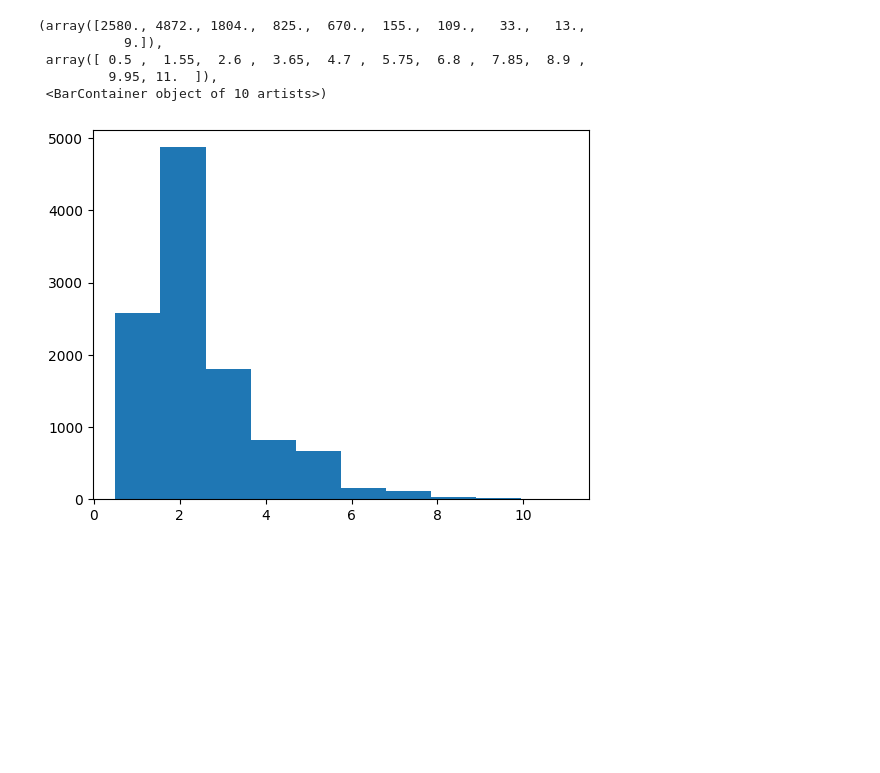
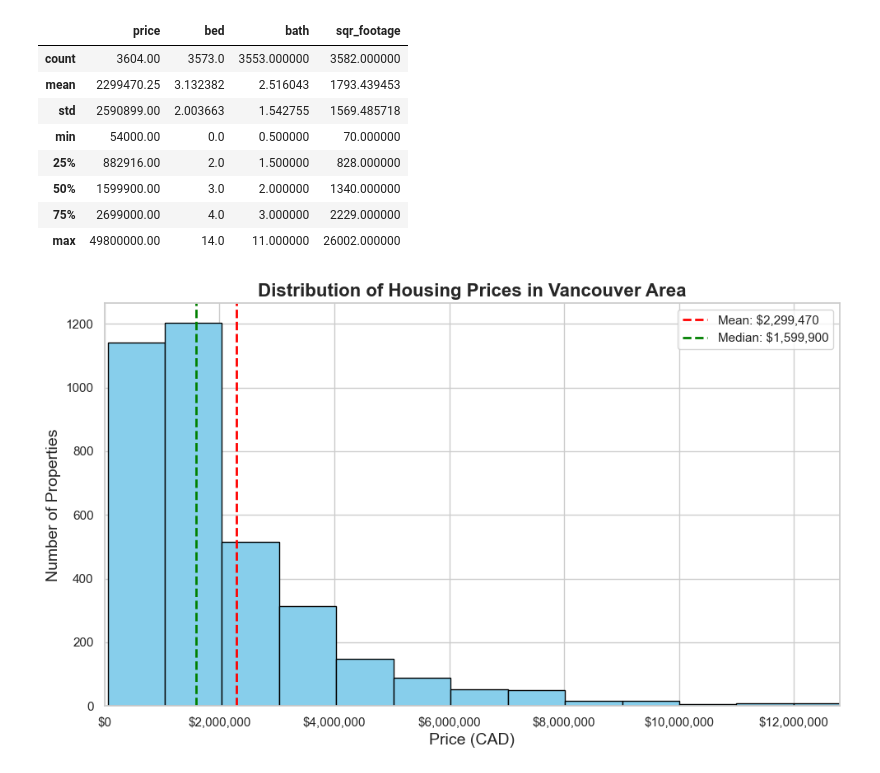
Before and after one commit to chrisgqy/Redfin_RealEstate_ETL, a Jupyter notebook: notebook/transformation.ipynb, the cells around one changed output. Saved outputs shown, nothing was run; the diff lists cells and outputs as text; code cells hidden in the pictures; blank space fills up the shorter version.

Commit message:
eda histogram update

```diff
--- a/notebook/transformation.ipynb
+++ b/notebook/transformation.ipynb
@@ -95,9 +43,49 @@ plt.hist(df["sqr_footage"].dropna(), bins=20)
-# %%
-plt.hist(df["bath"].dropna())
-# %% [output]
-(array([2580., 4872., 1804.,  825.,  670.,  155.,  109.,   33.,   13.,
-           9.]),
- array([ 0.5 ,  1.55,  2.6 ,  3.65,  4.7 ,  5.75,  6.8 ,  7.85,  8.9 ,
-         9.95, 11.  ]),
- <BarContainer object of 10 artists>)
-[figure, removed]
+# %%
+df.describe()
+# %% [output]
+|  | price | bed | bath | sqr_footage |
+| count | 3604.00 | 3573.0 | 3553.000000 | 3582.000000 |
+| mean | 2299470.25 | 3.132382 | 2.516043 | 1793.439453 |
+| std | 2590899.00 | 2.003663 | 1.542755 | 1569.485718 |
+| min | 54000.00 | 0.0 | 0.500000 | 70.000000 |
+| 25% | 882916.00 | 2.0 | 1.500000 | 828.000000 |
+| 50% | 1599900.00 | 3.0 | 2.000000 | 1340.000000 |
+| 75% | 2699000.00 | 4.0 | 3.000000 | 2229.000000 |
+| max | 49800000.00 | 14.0 | 11.000000 | 26002.000000 |
+# %%
+# Set seaborn style for cleaner visuals
+sns.set(style="whitegrid")
+
+# Drop NA and define price data
+price_data = df["price"].dropna()
+
+# Plot histogram
+plt.figure(figsize=(10, 6))
+plt.hist(price_data, bins=50, color='skyblue', edgecolor='black')
+
+# Titles and labels
+plt.title("Distribution of Housing Prices in Vancouver Area", fontsize=16, fontweight='bold')
+plt.xlabel("Price (CAD)", fontsize=14)
+plt.ylabel("Number of Properties", fontsize=14)
+
+# Format x-axis with thousands separator
+import matplotlib.ticker as ticker
+plt.gca().xaxis.set_major_formatter(ticker.FuncFormatter(lambda x, pos: f'${int(x):,}'))
+
+# Add vertical lines for key statistics
+mean_price = price_data.mean()
+median_price = price_data.median()
+
+plt.axvline(mean_price, color='red', linestyle='--', linewidth=2, label=f'Mean: ${mean_price:,.0f}')
+plt.axvline(median_price, color='green', linestyle='--', linewidth=2, label=f'Median: ${median_price:,.0f}')
+
+# Show legend
+plt.legend()
+
+# Optional: Adjust x-limits if there's a long tail
+plt.xlim(0, price_data.quantile(0.99))  # Focus on the bulk of distribution
+
+plt.tight_layout()
+plt.show()
+# %% [output]
+[figure, added]
```
Also changed, not shown: parts of 9 cells of this notebook.
